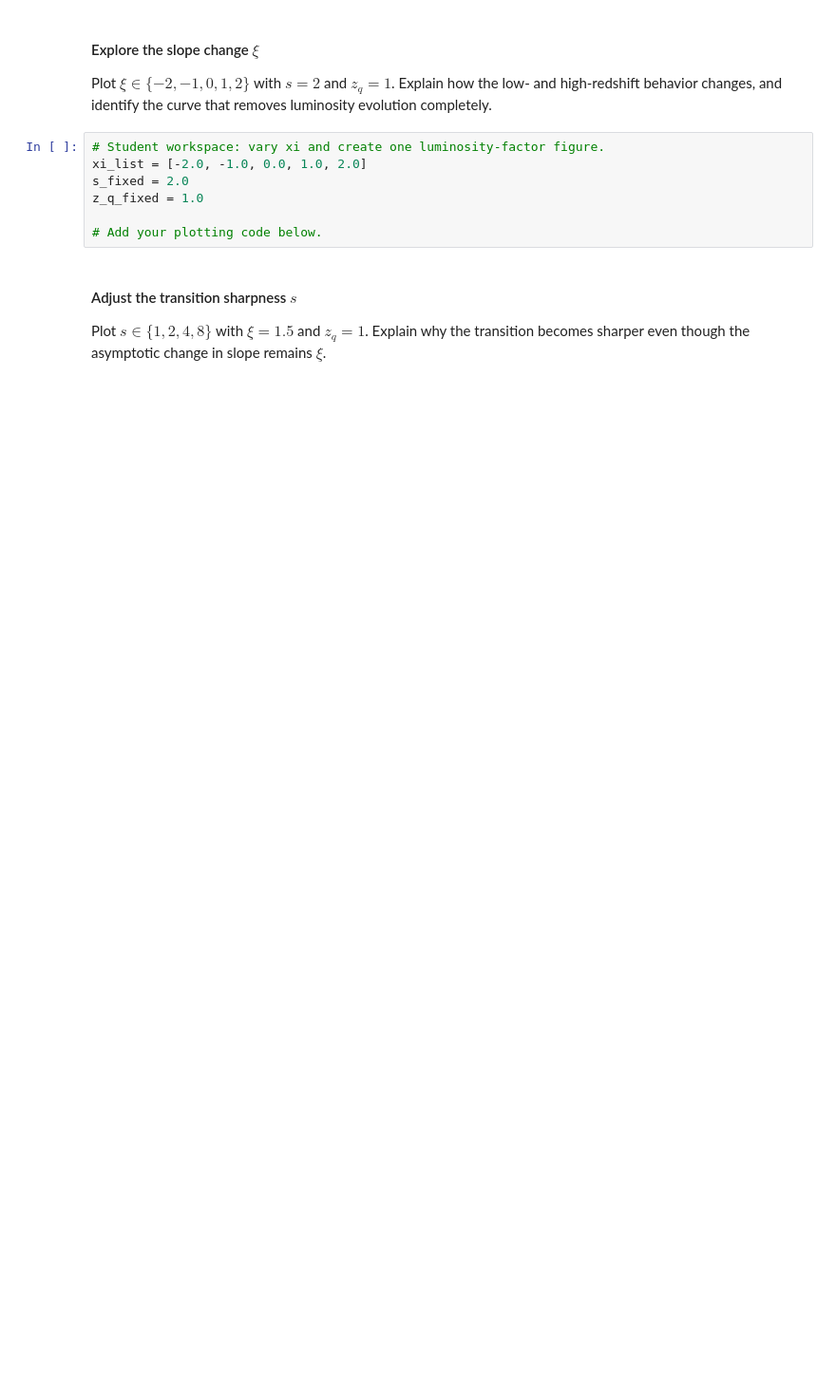
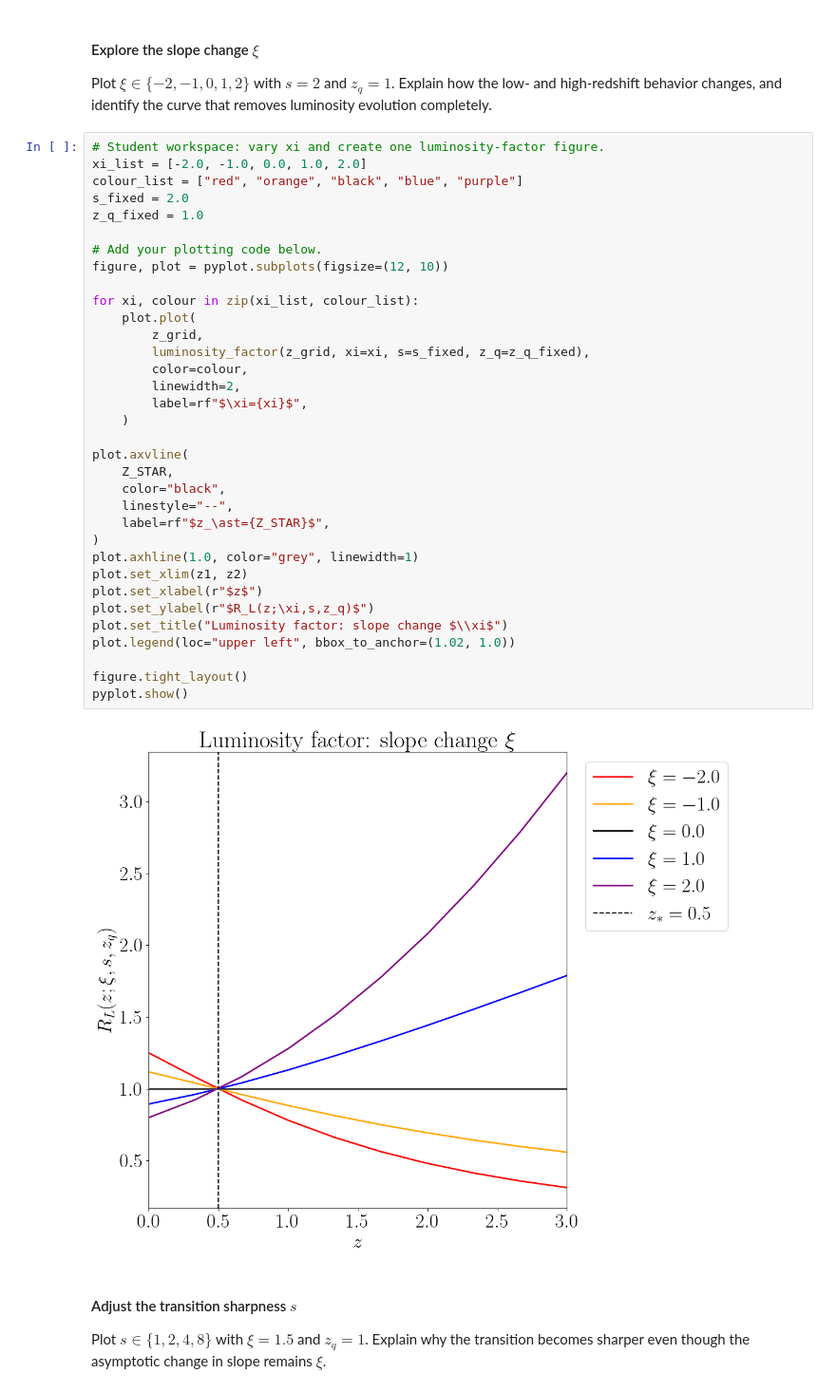
Before and after one commit to CosmoCloudZhang/IAFlowCloud, a Jupyter notebook: Code/NLA.ipynb, the cells around one changed output. Shown at 95% size. Saved outputs shown, nothing was run; the diff lists cells and outputs as text; blank space fills up the shorter version.

```diff
--- a/Code/NLA.ipynb
+++ b/Code/NLA.ipynb
@@ -467,10 +422,39 @@ evolution completely.
 # %%
 # Student workspace: vary xi and create one luminosity-factor figure.
 xi_list = [-2.0, -1.0, 0.0, 1.0, 2.0]
+colour_list = ["red", "orange", "black", "blue", "purple"]
 s_fixed = 2.0
 z_q_fixed = 1.0
 
 # Add your plotting code below.
+figure, plot = pyplot.subplots(figsize=(12, 10))
+
+for xi, colour in zip(xi_list, colour_list):
+    plot.plot(
+        z_grid,
+        luminosity_factor(z_grid, xi=xi, s=s_fixed, z_q=z_q_fixed),
+        color=colour,
+        linewidth=2,
+        label=rf"$\xi={xi}$",
+    )
+
+plot.axvline(
+    Z_STAR,
+    color="black",
+    linestyle="--",
+    label=rf"$z_\ast={Z_STAR}$",
+)
+plot.axhline(1.0, color="grey", linewidth=1)
+plot.set_xlim(z1, z2)
+plot.set_xlabel(r"$z$")
+plot.set_ylabel(r"$R_L(z;\xi,s,z_q)$")
+plot.set_title("Luminosity factor: slope change $\\xi$")
+plot.legend(loc="upper left", bbox_to_anchor=(1.02, 1.0))
+
+figure.tight_layout()
+pyplot.show()
+# %% [output]
+[figure, added]
 # %% [markdown]
 #### Adjust the transition sharpness $s$
 
```
Also changed, not shown: parts of 39 cells of this notebook, 4 other files.
